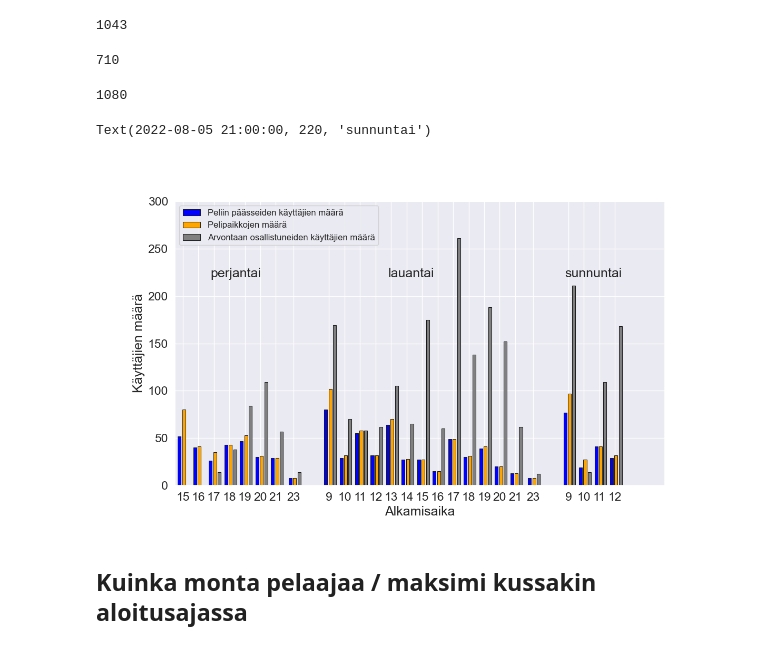
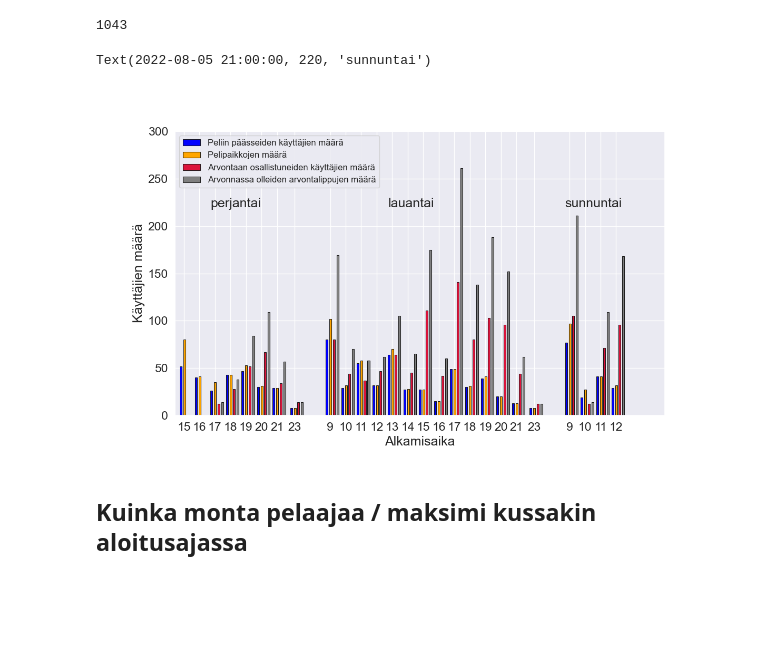
Before and after one commit to ropekonsti/ropecon-2022, a Jupyter notebook: analyysi.ipynb, the cells around one changed output. Drawn from its saved outputs; the diff is of its cells as text; code cells hidden in the pictures; blank space fills up the shorter version.

```diff
--- a/analyysi.ipynb
+++ b/analyysi.ipynb
@@ -113,10 +103,4 @@ print(f'{len(users_with_no_games_all)} ({np.round(len(users_with_no_games_all)/l
 # %% [markdown]
 ## Kuinka monta pelaajaa ei päässyt yhteenkään peliin
-# %%
-users_with_no_games = []
-for user in usernames:
-    num_signups = signups_ttrpg[signups_ttrpg.username==user].shape[0]
-    if num_signups == 0:
-        users_with_no_games.append(user)
 # %%
 # Etistään ne pelaajat, jotka eivät ole olleet yhdessäkään ropessa, mutta ovat yrittäneet päästä vähintään yhteen peliin
@@ -140,8 +124,5 @@ print(f"{np.round(len(users_with_no_signedGames_and_atleast_one_signup)/len(user
-# %%
-
-num_signedGames = np.zeros((len(users_no_games_and_atleast_one_signedGame),))
-for i, user in enumerate(users_no_games_and_atleast_one_signedGame):
-    num_signedGames[i] = signedGames_ttrpg[signedGames_ttrpg['username'] == user].shape[0]
+# %%
+num_signedGames = signedGames_ttrpg.query('username in @users_no_games_atleast_one_signedGame').groupby(by='username').count().loc[:, 'gameDetails.gameId']
 # %%
 print(f"Keskimäärin käyttäjät jotka eivät päässeet yhteenkään peliin yrittivät päästä {np.round(num_signedGames.mean(),1)} peliin arvontavaiheessa")
 # %% [output]
@@ -315,14 +529,6 @@ maxPlayers = games_ttrpg.groupby(by='datetime').sum().maxAttendance
 maxPlayers.sum()
 # %% [output]
 1043
-# %%
-len(set(users_atleast_one_signedGame).union(set(users_with_atleast_one_signup)))
-# %% [output]
-710
-# %%
-len(usernames)
-# %% [output]
-1080
 # %%
 xvalues = num_players_in_slot.index
 increment = [i*6 for i in range(xvalues.shape[0])]
@@ -332,23 +538,27 @@ time_ticks = pd.date_range(xvalues[0], xvalues[-1], freq='6H')
+# %%
+num_players_in_draw = signedGames_ttrpg.groupby(by='datetime').username.unique().apply(lambda x: len(x))
 # %%
 fig, ax = plt.subplots(figsize=(12, 7))
-ax.bar([i for i in xvalues], num_players_in_slot, width=0.06, edgecolor='k', linewidth=0.75, color='blue', label='Peliin päässeiden käyttäjien määrä')
-ax.bar([i+timedelta(minutes=2*60) for i in xvalues], maxPlayers, width=0.06, edgecolor='k', linewidth=0.75, color='orange', label='Pelipaikkojen määrä')
-ax.bar([i+timedelta(minutes=4*60) for i in xvalues[2:]], num_signedGames_in_slot, width=0.06, edgecolor='k', linewidth=0.75, color='gray', label='Arvontaan osallistuneiden käyttäjien määrä')
+ax.bar([i+timedelta(minutes=30) for i in xvalues], num_players_in_slot, width=0.04, edgecolor='k', linewidth=0.75, color='blue', label='Peliin päässeiden käyttäjien määrä')
+ax.bar([i+timedelta(minutes=2*50+30) for i in xvalues], maxPlayers, width=0.04, edgecolor='k', linewidth=0.75, color='orange', label='Pelipaikkojen määrä')
+ax.bar([i+timedelta(minutes=4*50+20) for i in xvalues[2:]], num_players_in_draw, width=0.04, edgecolor='k', linewidth=0.75, color='crimson', label='Arvontaan osallistuneiden käyttäjien määrä')
+ax.bar([i+timedelta(minutes=6*50+20) for i in xvalues[2:]], num_signedGames_in_slot, width=0.04, edgecolor='k', linewidth=0.75, color='gray', label='Arvonnassa olleiden arvontalippujen määrä')
+
 
 ax.set_ylabel('Käyttäjien määrä')
 ax.set_xlabel('Alkamisaika')
-ax.set_xticks([i+timedelta(minutes=90) for i in xvalues])
+ax.set_xticks([i+timedelta(minutes=120) for i in xvalues])
 ax.set_xticklabels([i.hour for i in num_players_in_slot.index])
 #ax.xaxis.set_major_formatter(mdates.DateFormatter('%H'))
 ax.set_ylim([0, 300])
 ax.set_xlim([datetime(2022,7,29,13,0,0), datetime(2022,8,7,18)])
 ax.legend(loc='upper left', fontsize=12)
 ax.text(xvalues[2], 220, 'perjantai')
 ax.text(xvalues[int(len(xvalues)/2)-1], 220, 'lauantai')
 ax.text(xvalues[-4], 220, 'sunnuntai')
 # %% [output]
 Text(2022-08-05 21:00:00, 220, 'sunnuntai')
-[figure, old version]
+[figure, new version]
 # %% [markdown]
 ## Kuinka monta pelaajaa / maksimi kussakin aloitusajassa
 # %%
```
Also changed, not shown: parts of 87 cells of this notebook, 7 other files.
